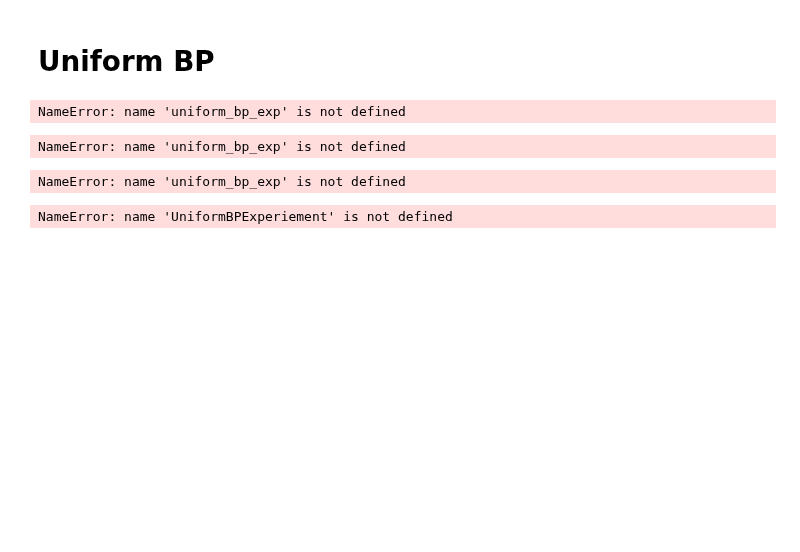
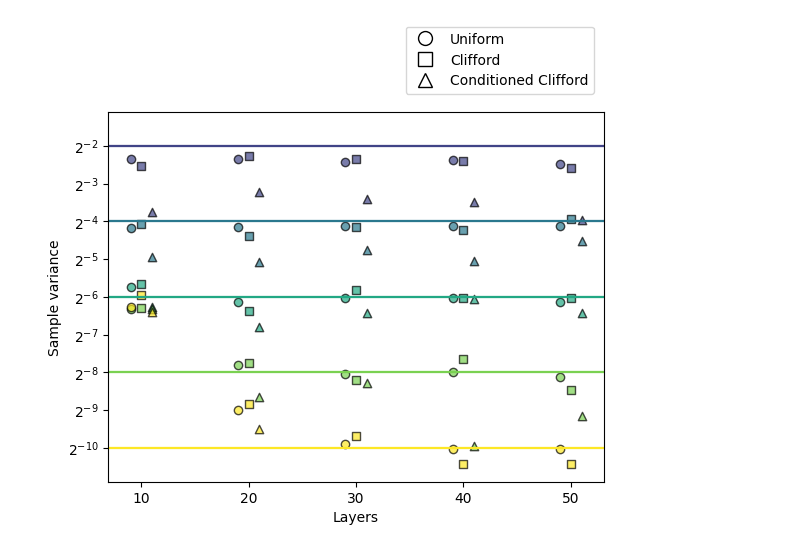
Before and after one commit to idnm/barren_traps, a Jupyter notebook: barren_traps.ipynb, the cells around one changed output. Cells and saved outputs as stored; diff of their text form; code cells hidden in the pictures; blank space fills up the shorter version.

```diff
--- a/barren_traps.ipynb
+++ b/barren_traps.ipynb
@@ -236,10 +3,0 @@ rate 0.019688644688644688, values rate 0.019230769230769232, vars rate 0.0109890
-# %%
-bp_experiment = BPExperiment.load('main')
-
-qubits = (8, 10)
-layers = range(10, 50+1, 10)
-num_paulis = 30
-num_samples = 30
-
-# bp_experiment.run(qubits, layers, num_paulis, num_samples)
-bp_experiment.plot_results()
@@ -370,8 +3,0 @@ defaultdict(functools.partial(<class 'collections.defaultdict'>, functools.parti
-# %%
-exp1 = BPExperiment.load('test1')
-
-# qubits = range(2, 8+1, 2)
-# layers = range(10, 50+1, 10)
-# num_samples = 100
-
-exp1.plot_results()
@@ -519,18 +4,6 @@ NameError: name 'UniformBPExperiement' is not defined
-# %% [markdown]
-# Uniform BP
-# %%
-uniform_bp_exp.plot_results()
-# %% [output]
-NameError: name 'uniform_bp_exp' is not defined
-# %%
-uniform_bp_exp.results[2][10].mean()
-# %% [output]
-NameError: name 'uniform_bp_exp' is not defined
-# %%
-uniform_bp_exp.save()
-# %% [output]
-NameError: name 'uniform_bp_exp' is not defined
-# %%
-UniformBPExperiement.load(uniform_bp_exp.name)
-# %% [output]
-NameError: name 'UniformBPExperiement' is not defined
+# %%
+bp_exp = BPExperiment.load('bp_exp')
+bp_exp.plot_results()
+plt.savefig('figures/bp_exp.png', bbox_inches='tight')
+# %% [output]
+[figure, added]
```
Also changed, not shown: parts of 68 cells of this notebook, 1 other file.
